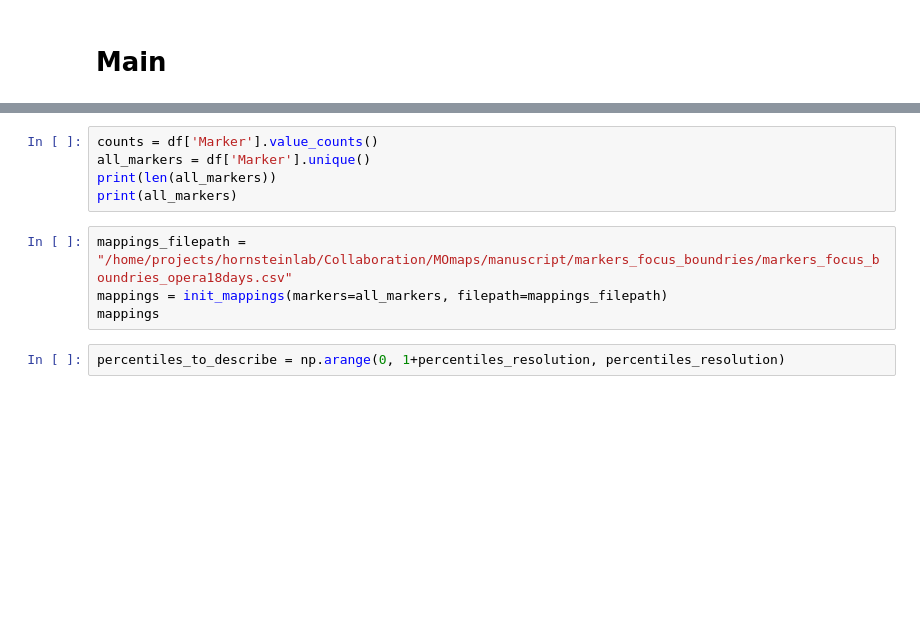
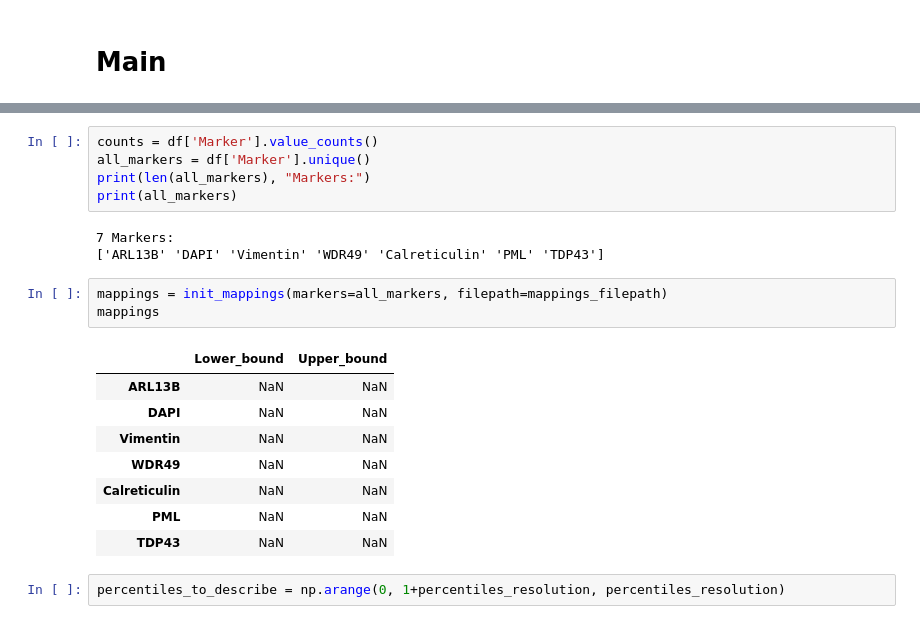
Before and after one commit to Sagykri/NOVA, a Jupyter notebook: tools/preprocessing_tools/set_brenner.ipynb, the cells around one changed output, grey strips where cells are left out. Drawn from its saved outputs; the diff is of its cells as text; blank space fills up the shorter version.

```diff
--- a/tools/preprocessing_tools/set_brenner.ipynb
+++ b/tools/preprocessing_tools/set_brenner.ipynb
@@ -418,12 +431,23 @@ df['Marker'].value_counts()
 # %%
 counts = df['Marker'].value_counts()
 all_markers = df['Marker'].unique()
-print(len(all_markers))
+print(len(all_markers), "Markers:")
 print(all_markers)
+# %% [output]
+7 Markers:
+['ARL13B' 'DAPI' 'Vimentin' 'WDR49' 'Calreticulin' 'PML' 'TDP43']
 # %%
-mappings_filepath = "/home/projects/hornsteinlab/Collaboration/MOmaps/manuscript/markers_focus_boundries/markers_focus_boundries_opera18days.csv"
 mappings = init_mappings(markers=all_markers, filepath=mappings_filepath)
 mappings
+# %% [output]
+|  | Lower_bound | Upper_bound |
+| ARL13B | NaN | NaN |
+| DAPI | NaN | NaN |
+| Vimentin | NaN | NaN |
+| WDR49 | NaN | NaN |
+| Calreticulin | NaN | NaN |
+| PML | NaN | NaN |
+| TDP43 | NaN | NaN |
 # %%
 percentiles_to_describe = np.arange(0, 1+percentiles_resolution, percentiles_resolution)
 # %% [markdown]
```
Also changed, not shown: parts of 12 cells of this notebook.
